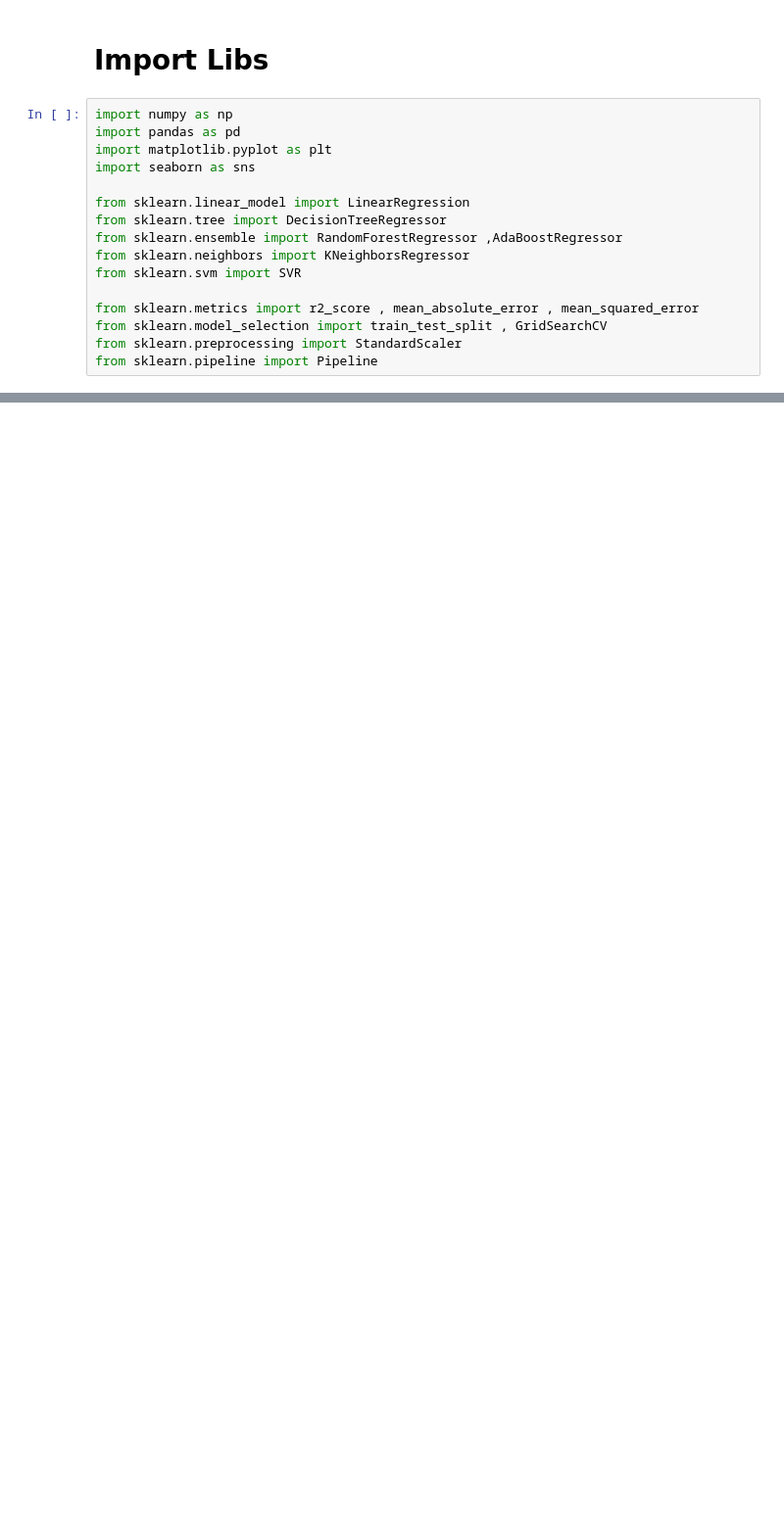
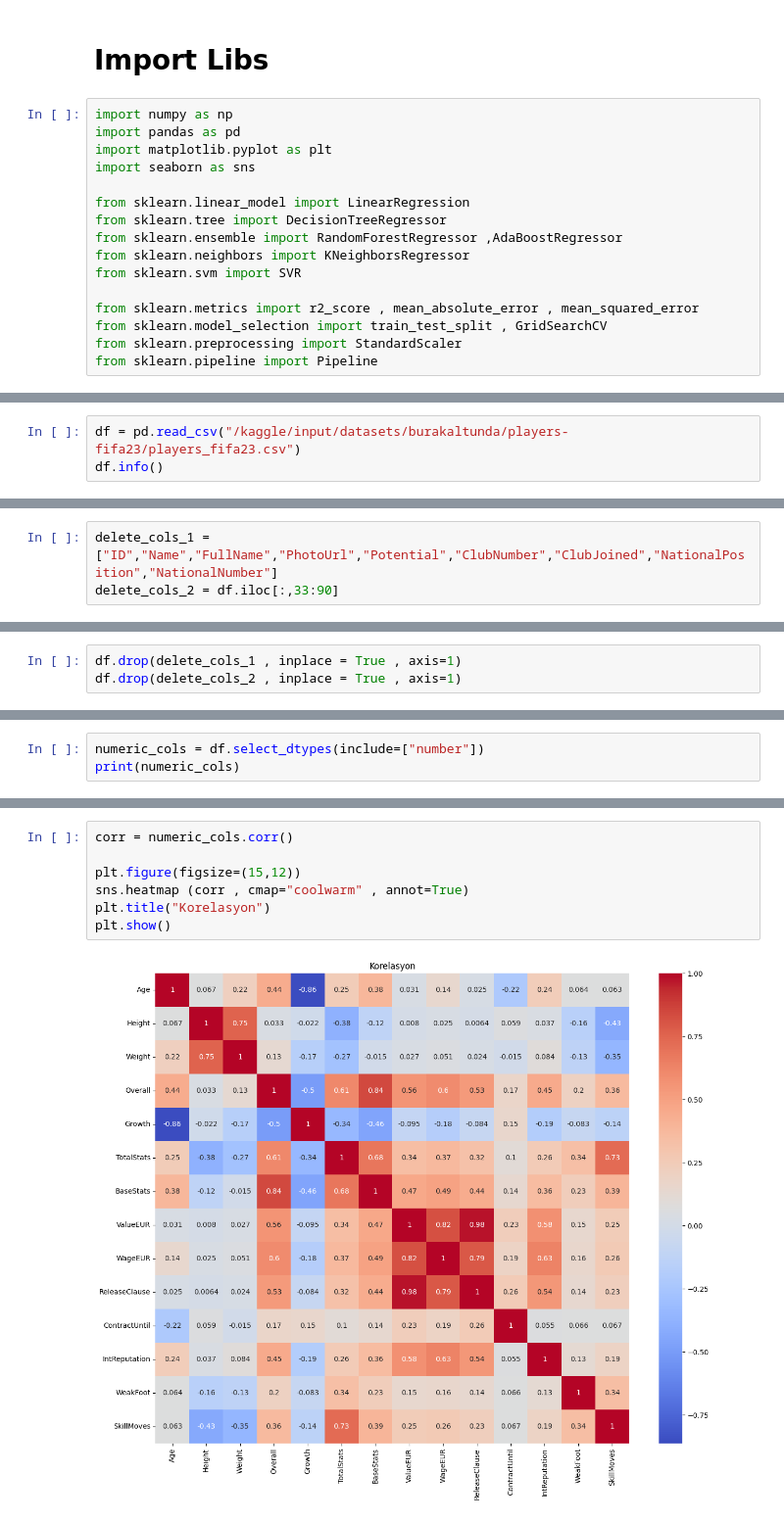
Before and after one commit to burakltnds/fifa23_futbolcu_piyasa_deger_tahmini, a Jupyter notebook: futbolcu_piyasa_deger_tahmini.ipynb, the cells around one changed output, grey strips where cells are left out. Shown at 98% size. Cells and saved outputs as stored; diff of their text form; blank space fills up the shorter version.

Commit message:
Kaggle Notebook | futbolcu_piyasa_deger_tahmini | Version 2

```diff
--- a/futbolcu_piyasa_deger_tahmini.ipynb
+++ b/futbolcu_piyasa_deger_tahmini.ipynb
@@ -18,0 +21,3 @@ from sklearn.pipeline import Pipeline
+# %%
+df = pd.read_csv("/kaggle/input/datasets/burakaltunda/players-fifa23/players_fifa23.csv")
+df.info()
@@ -18,0 +80,3 @@ from sklearn.pipeline import Pipeline
+# %%
+delete_cols_1 = ["ID","Name","FullName","PhotoUrl","Potential","ClubNumber","ClubJoined","NationalPosition","NationalNumber"]
+delete_cols_2 = df.iloc[:,33:90]
@@ -18,0 +99,3 @@ from sklearn.pipeline import Pipeline
+# %%
+df.drop(delete_cols_1 , inplace = True , axis=1)
+df.drop(delete_cols_2 , inplace = True , axis=1)
@@ -18,0 +122,3 @@ from sklearn.pipeline import Pipeline
+# %%
+numeric_cols = df.select_dtypes(include=["number"])
+print(numeric_cols)
@@ -18,0 +143,9 @@ from sklearn.pipeline import Pipeline
+# %%
+corr = numeric_cols.corr()
+
+plt.figure(figsize=(15,12))
+sns.heatmap (corr , cmap="coolwarm" , annot=True)
+plt.title("Korelasyon")
+plt.show()
+# %% [output]
+[figure, added]
```
Also changed, not shown: parts of 19 cells of this notebook.
